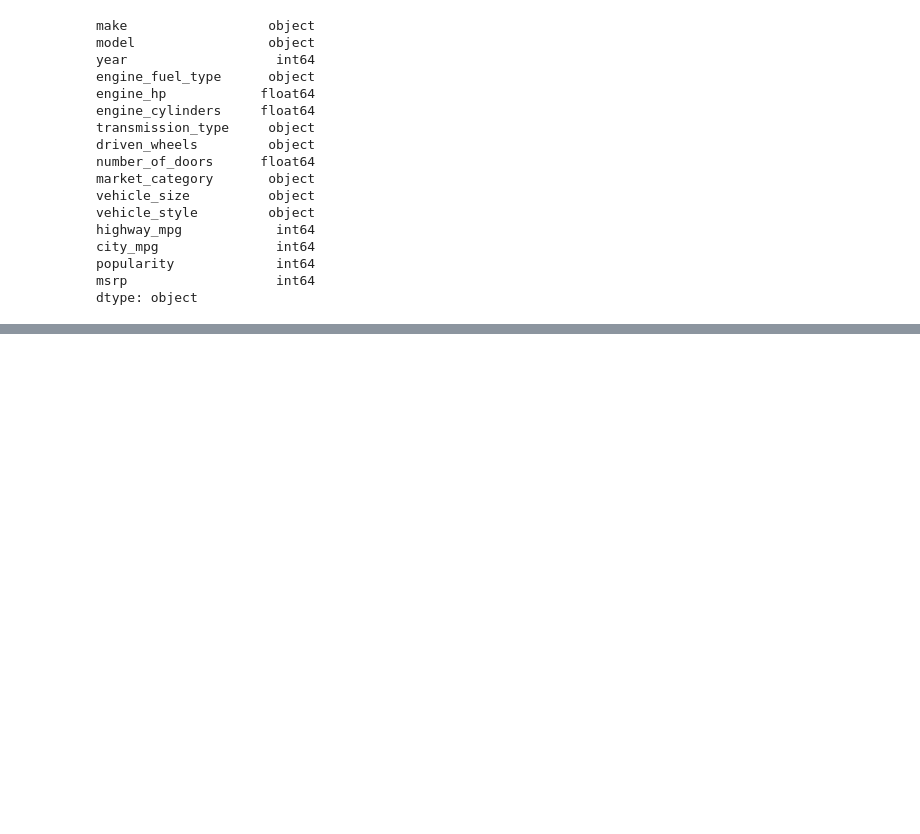
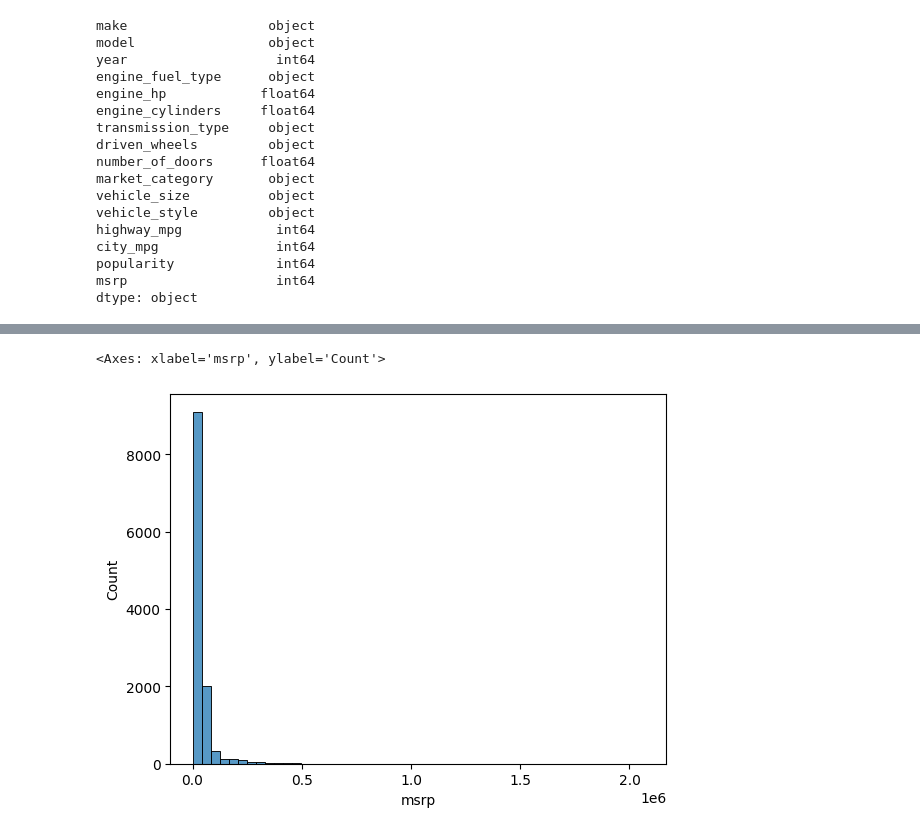
Before and after one commit to RangasamyArran/ml-explore, a Jupyter notebook: 02-carprice.ipynb, the cells around one changed output, grey strips where cells are left out. Drawn from its saved outputs; the diff is of its cells as text; code cells hidden in the pictures; blank space fills up the shorter version.

```diff
--- a/02-carprice.ipynb
+++ b/02-carprice.ipynb
@@ -46,3 +53,6 @@ city_mpg               int64
 popularity             int64
 msrp                   int64
 dtype: object
+# %%
+stringco = list(df.dtypes[df.dtypes == 'object'].index)
+stringco
@@ -48,0 +68,4 @@ dtype: object
+# %%
+# update data with space to _ and lower case
+for col in stringco:
+    df[col] = df[col].str.lower().str.replace(' ', '_')
@@ -48,0 +114,6 @@ dtype: object
+# %%
+# View Distribution of Price
+sns.histplot(df.msrp, bins=50)
+# %% [output]
+<Axes: xlabel='msrp', ylabel='Count'>
+[figure, added]
```
Also changed, not shown: parts of 76 cells of this notebook.
